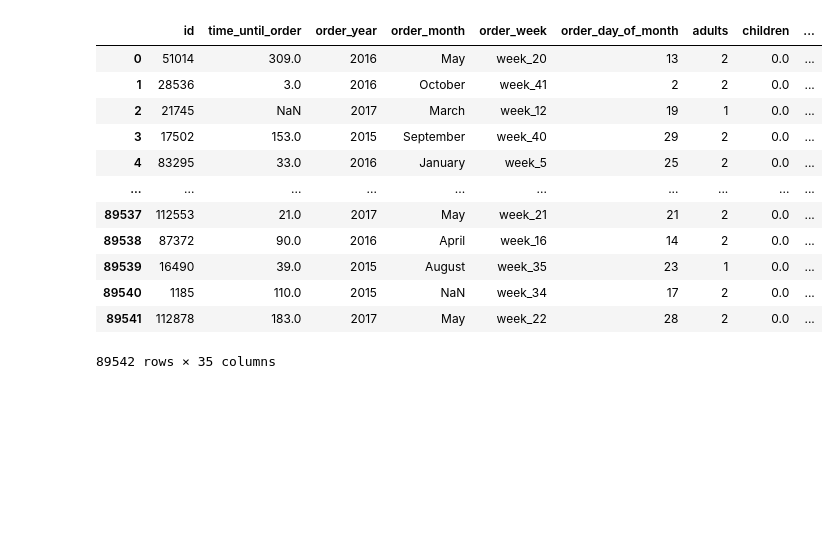
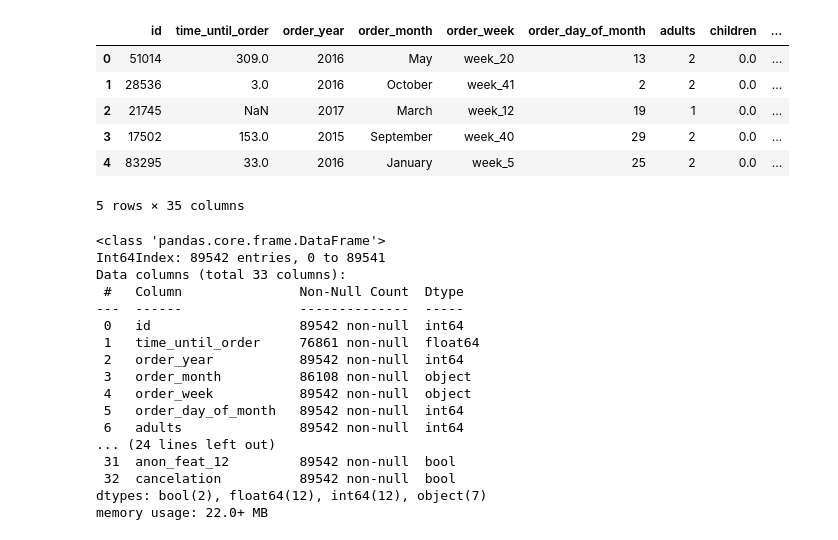
Before and after one commit to itaynussbaum/Machinelearning_308365105_205489875, a Jupyter notebook: function_analysis.ipynb, the cells around one changed output. Drawn from its saved outputs; the diff is of its cells as text; code cells hidden in the pictures; blank space fills up the shorter version.

```diff
--- a/function_analysis.ipynb
+++ b/function_analysis.ipynb
@@ -1,30 +8,43 @@
 # %%
-import pandas as pd
-import numpy as np
 #load feature_data
 df = pd.read_csv("feature_data.csv")
 #load_label_data
 df1 = pd.read_csv("label_data.csv")
 #change_column_names
 df = df.rename(columns = {'Unnamed: 0':'id'})
 df1 = df1.rename(columns = {'Unnamed: 0':'id'})
 #merge_data
 new_df=pd.merge(df,df1,on=['id'])
-new_df
+new_df.head()
 # %% [output]
 |  | id | time_until_order | order_year | order_month | order_week | order_day_of_month | adults | children | ... |
 | 0 | 51014 | 309.0 | 2016 | May | week_20 | 13 | 2 | 0.0 | ... |
 | 1 | 28536 | 3.0 | 2016 | October | week_41 | 2 | 2 | 0.0 | ... |
 | 2 | 21745 | NaN | 2017 | March | week_12 | 19 | 1 | 0.0 | ... |
 | 3 | 17502 | 153.0 | 2015 | September | week_40 | 29 | 2 | 0.0 | ... |
 | 4 | 83295 | 33.0 | 2016 | January | week_5 | 25 | 2 | 0.0 | ... |
-| ... | ... | ... | ... | ... | ... | ... | ... | ... | ... |
-| 89537 | 112553 | 21.0 | 2017 | May | week_21 | 21 | 2 | 0.0 | ... |
-| 89538 | 87372 | 90.0 | 2016 | April | week_16 | 14 | 2 | 0.0 | ... |
-| 89539 | 16490 | 39.0 | 2015 | August | week_35 | 23 | 1 | 0.0 | ... |
-| 89540 | 1185 | 110.0 | 2015 | NaN | week_34 | 17 | 2 | 0.0 | ... |
-| 89541 | 112878 | 183.0 | 2017 | May | week_22 | 28 | 2 | 0.0 | ... |
-89542 rows × 35 columns
+5 rows × 35 columns
+# %%
+#basic data info
+new_df.info()
+# %% [output]
+<class 'pandas.core.frame.DataFrame'>
+Int64Index: 89542 entries, 0 to 89541
+Data columns (total 33 columns):
+ #   Column               Non-Null Count  Dtype
+---  ------               --------------  -----
+ 0   id                   89542 non-null  int64
+ 1   time_until_order     76861 non-null  float64
+ 2   order_year           89542 non-null  int64
+ 3   order_month          86108 non-null  object
+ 4   order_week           89542 non-null  object
+ 5   order_day_of_month   89542 non-null  int64
+ 6   adults               89542 non-null  int64
+... (24 lines left out)
+ 31  anon_feat_12         89542 non-null  bool
+ 32  cancelation          89542 non-null  bool
+dtypes: bool(2), float64(12), int64(12), object(7)
+memory usage: 22.0+ MB
 # %%
 #empty_val_stats -
 new_df.isnull().sum()
```
Also changed, not shown: parts of 10 cells of this notebook.
